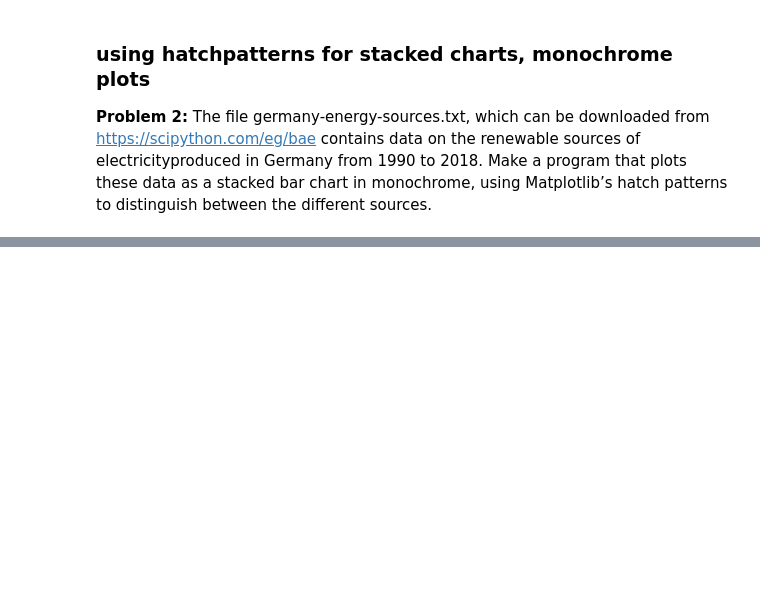
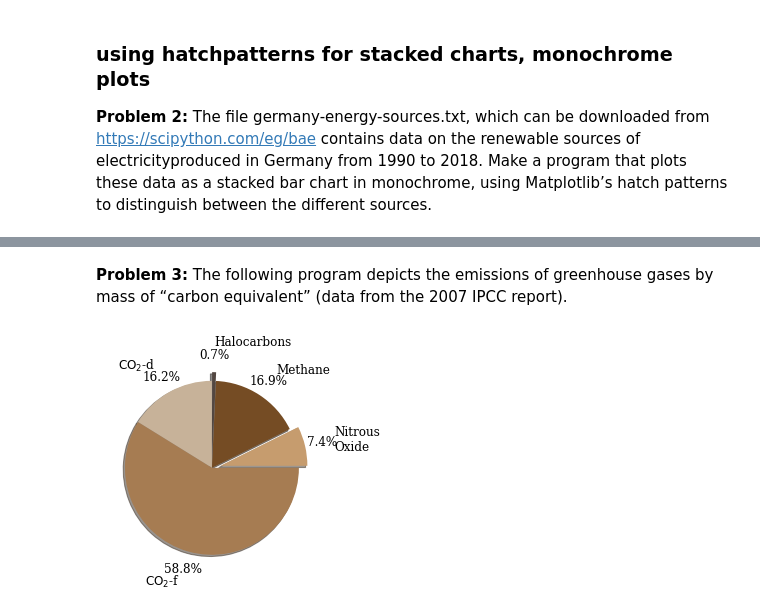
Before and after one commit to Ashim-Paudel/Matplotlib-Learning, a Jupyter notebook: Matplotlib 3 (Bar charts,Pie Charts and Polar Charts).ipynb, the cells around one changed output, grey strips where cells are left out. Cells and saved outputs as stored; diff of their text form; code cells hidden in the pictures; blank space fills up the shorter version.

```diff
--- a/Matplotlib 3 (Bar charts,Pie Charts and Polar Charts).ipynb
+++ b/Matplotlib 3 (Bar charts,Pie Charts and Polar Charts).ipynb
@@ -87,0 +95,21 @@ plt.show ()
+# %% [markdown]
+**Problem 3:** The following program depicts the emissions of greenhouse gases by mass of “carbon equivalent” (data from the 2007 IPCC report).
+# %%
+# Annual greenhouse gas emissions , billion tons carbon equivalent (GtCe ).
+gas_emissions = np.array ([(r'$\mathrm{CO_2}$-d', 2.2) ,
+(r'$\mathrm{CO_2}$-f', 8.0) ,
+('Nitrous\nOxide', 1.0) ,
+('Methane', 2.3) ,
+('Halocarbons', 0.1)] ,
+dtype =[('source', 'U17'), ('emission', 'f4')])
+# Five colors beige.
+colors = ['#C7B299', '#A67C52', '#C69C6E', '#754C24', '#534741']
+
+explode = [0,0,0.1,0,0.1]
+
+fig , ax = plt.subplots ()
+#ax.axis('equal') # So our pie looks round!
+ax.pie( gas_emissions ['emission'], colors=colors , shadow=True, startangle =90, explode=explode , labels= gas_emissions ['source'], autopct='%.1f%%' ,pctdistance =1.2 , labeldistance =1.35, radius=1)
+plt.show ()
+# %% [output]
+[figure, added]
```
Also changed, not shown: parts of 10 cells of this notebook, 1 other file.
